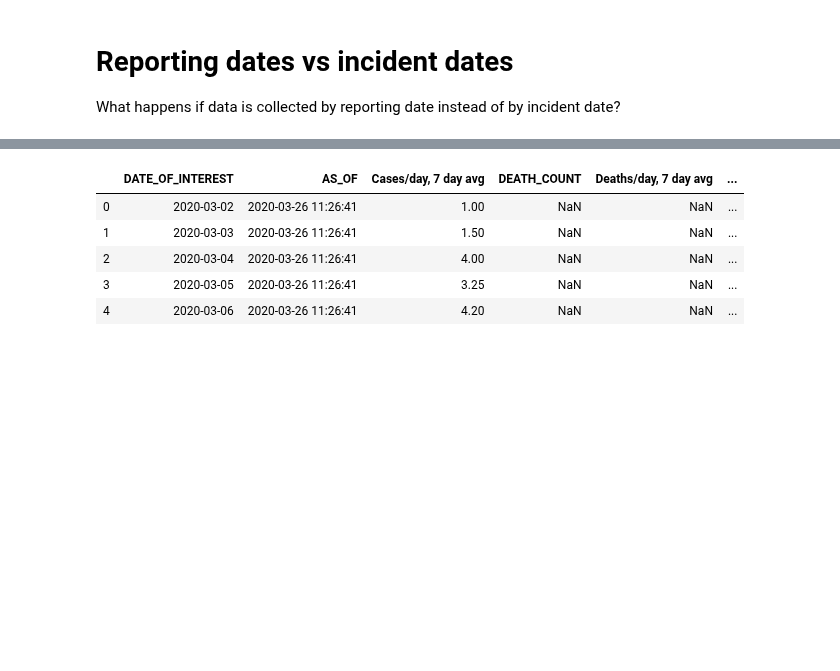
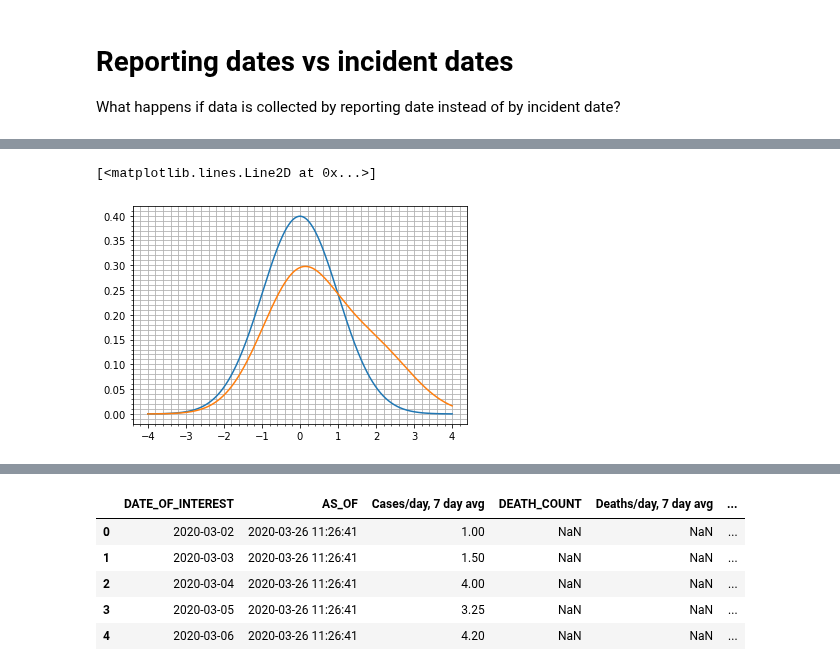
Before and after one commit to nychealth/coronavirus-data, a Jupyter notebook: Notebooks/Reporting.ipynb, the cells around one changed output, grey strips where cells are left out. Drawn from its saved outputs; the diff is of its cells as text; code cells hidden in the pictures; blank space fills up the shorter version.

```diff
--- a/Notebooks/Reporting.ipynb
+++ b/Notebooks/Reporting.ipynb
@@ -21,0 +36,8 @@ def pltdflt(figsize=(12, 10)):
+# %%
+x = np.linspace(-4, 4, 800)
+# %%
+plt.plot(x, stats.norm.pdf(x))
+plt.plot(x, stats.norm.pdf(x)*.7 + stats.norm.pdf(x-2)*.3)
+# %% [output]
+[<matplotlib.lines.Line2D at 0x...>]
+[figure, added]
```
Also changed, not shown: parts of 15 cells of this notebook.
